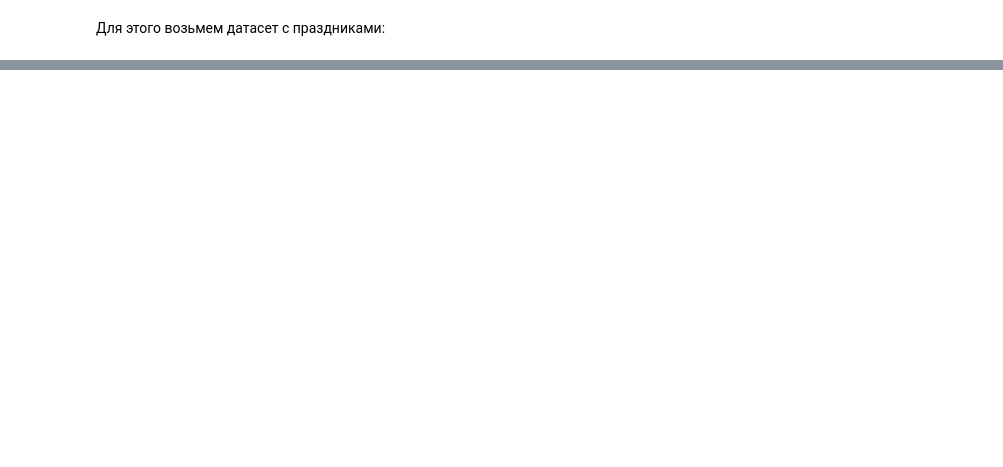
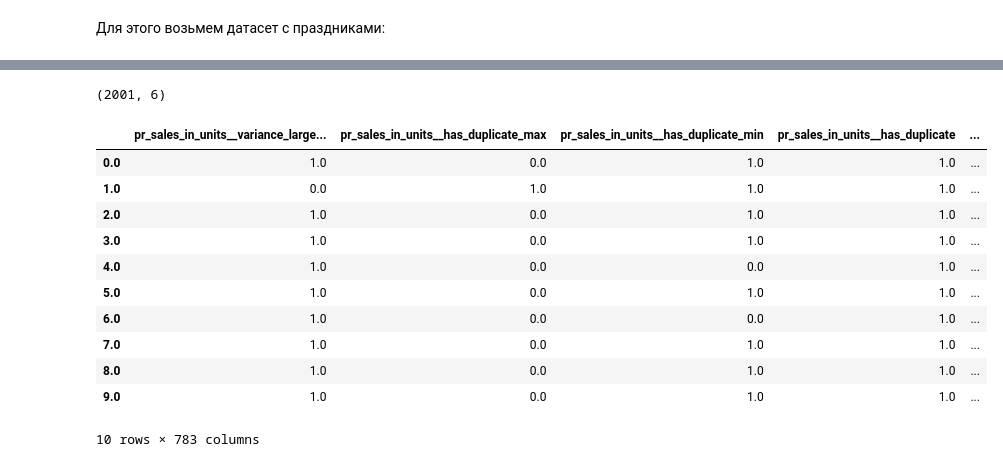
Before and after one commit to AndreiChernovJr/DS, a Jupyter notebook: Masterskaya_Lenta_Leonid.ipynb, the cells around one changed output, grey strips where cells are left out. Saved outputs shown, nothing was run; the diff lists cells and outputs as text; code cells hidden in the pictures; blank space fills up the shorter version.

```diff
--- a/Masterskaya_Lenta_Leonid.ipynb
+++ b/Masterskaya_Lenta_Leonid.ipynb
@@ -393,0 +472,29 @@ memory usage: 199.9+ KB
+# %%
+sales_df_train_new = sales_df_train.loc[:2000]
+# %%
+sales_df_train_new.shape
+# %% [output]
+(2001, 6)
+# %%
+sales_df_train_new["st_id"] = ord_enc.fit_transform(sales_df_train_new[["st_id"]])
+# %%
+sales_df_train_new["pr_sku_id"] = ord_enc.fit_transform(sales_df_train_new[["pr_sku_id"]])
+# %%
+extracted_features = extract_features(sales_df_train_new, column_id='st_id',
+                                      column_kind=None, column_value="pr_sales_in_units",
+                                      column_sort="date", impute_function=impute)
+# %%
+extracted_features
+# %% [output]
+|  | pr_sales_in_units__variance_large... | pr_sales_in_units__has_duplicate_max | pr_sales_in_units__has_duplicate_min | pr_sales_in_units__has_duplicate | ... |
+| 0.0 | 1.0 | 0.0 | 1.0 | 1.0 | ... |
+| 1.0 | 0.0 | 1.0 | 1.0 | 1.0 | ... |
+| 2.0 | 1.0 | 0.0 | 1.0 | 1.0 | ... |
+| 3.0 | 1.0 | 0.0 | 1.0 | 1.0 | ... |
+| 4.0 | 1.0 | 0.0 | 0.0 | 1.0 | ... |
+| 5.0 | 1.0 | 0.0 | 1.0 | 1.0 | ... |
+| 6.0 | 1.0 | 0.0 | 0.0 | 1.0 | ... |
+| 7.0 | 1.0 | 0.0 | 1.0 | 1.0 | ... |
+| 8.0 | 1.0 | 0.0 | 1.0 | 1.0 | ... |
+| 9.0 | 1.0 | 0.0 | 1.0 | 1.0 | ... |
+10 rows × 783 columns
```
Also changed, not shown: parts of 53 cells of this notebook.
